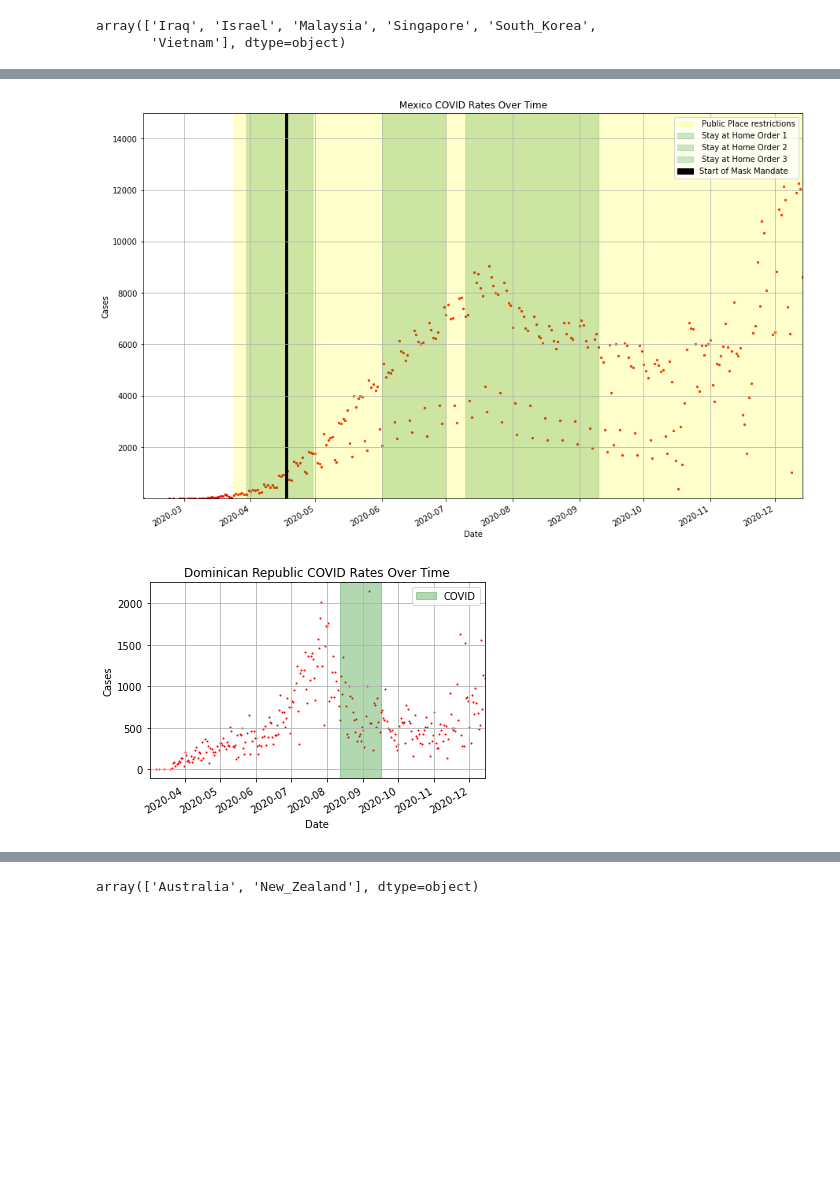
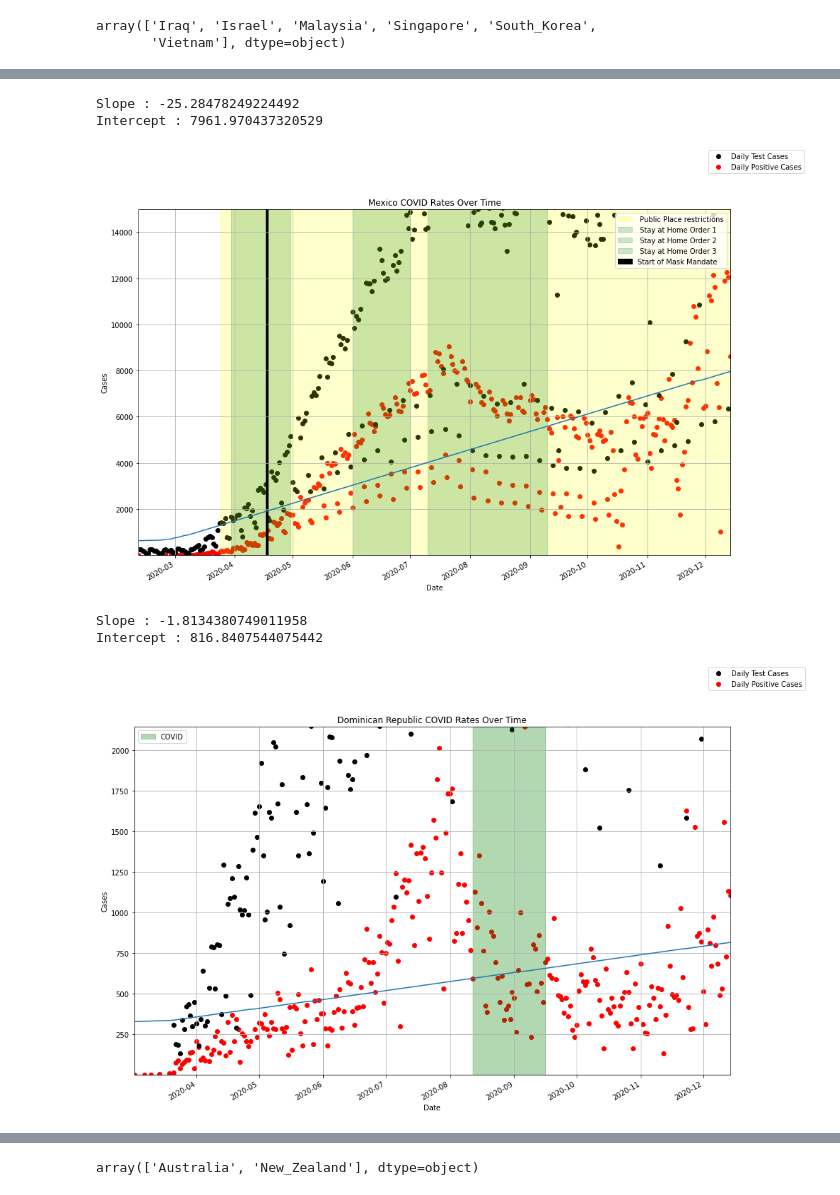
Before and after one commit to AIndian/Covid-19-international, a Jupyter notebook: Data Visual/Visualizing Data.ipynb, the cells around one changed output, grey strips where cells are left out. Cells and saved outputs as stored; diff of their text form; code cells hidden in the pictures; blank space fills up the shorter version.

```diff
--- a/Data Visual/Visualizing Data.ipynb
+++ b/Data Visual/Visualizing Data.ipynb
@@ -13,5 +14,8 @@ import numpy as np
 # %%
 #Reading our cleaned data set
+if not os.path.exists('output'):
+    os.makedirs('output')
 df = pd.read_csv("cleaned_data.csv")
-df
+test = pd.read_csv("testData.csv")
+test
 # %% [output]
@@ -661,10 +1025,31 @@ ax.axvspan(date2num(datetime(2020,7,10)), date2num(datetime(2020,9,10)),
 ax.axvspan(date2num(datetime(2020,4,17)), date2num(datetime(2020,4,18)),
            label="Start of Mask Mandate",color="black", alpha=1)
 
-plt.scatter(x_axisME, y_axisME, s = 5, marker="o", color="red")
-plt.title('Mexico COVID Rates Over Time')
+plt.scatter(x_axisME, y_axisME, marker="o", color="red")
+title = plt.title('Mexico COVID Rates Over Time')
 plt.xlabel('Date')
 plt.ylabel('Cases')
+
+#secondary plot for testing
+tDF = test.loc[test['Country'] == 'Mexico']
+x_axe = pd.to_datetime(tDF['date'])
+y_axe = tDF['Daily Tests']
+l1 = ax.scatter(x_axe,y_axe, color = 'black')
+
+fig.legend((l1,l2),('Daily Test Cases','Daily Positive Cases'))
+ax.set_ylim(min(y_axisME),max(y_axisME))
+
+
+
+#trend
+x = np.arange(x_axisME.size)
+fit = np.polyfit(x, y_axisME, deg=1)
+print ("Slope : " + str(fit[0]))
+print ("Intercept : " + str(fit[1]))
+#Fit function : y = mx + c [linear regression ]
+fit_function = np.poly1d(fit)
+plt.plot(x_axisME, fit_function(x))
+
 
 # Define the date format
 monthsME = mdates.MonthLocator()  # every month
@@ -676,33 +1061,59 @@ plt.legend()
 fig.autofmt_xdate()
 plt.grid(True)
 plt.show()
+fig.savefig(f'output/{title}.jpg')
 # %% [output]
+Slope : -25.28478249224492
+Intercept : 7961.970437320529
-[figure, old version]
+[figure, new version]
 # %%
 drDF = america_df.loc[america_df['Country']=='Dominican_Republic']
 x_axisDR = pd.to_datetime(drDF['date'])
 y_axisDR = drDF['cases']
 
 #Defining the parameters to calculate the R-Value
 fig, ax = plt.subplots(figsize=(15, 10))
 ax.axvspan(date2num(datetime(2020,8,12)), date2num(datetime(2020,9,16)),
            label="COVID",color="green", alpha=0.3)
-plt.scatter(x_axisDR, y_axisDR, s =5, marker="o", color="red")
-plt.title('Dominican Republic COVID Rates Over Time')
+plt.scatter(x_axisDR, y_axisDR, marker="o", color="red")
+title = plt.title('Dominican Republic COVID Rates Over Time')
 plt.xlabel('Date')
 plt.ylabel('Cases')
+
+#secondary plot for testing
+tDF = test.loc[test['Country'] == 'dominican-republic']
+x_axe = pd.to_datetime(tDF['date'])
+y_axe = tDF['Daily Tests']
+l1 = ax.scatter(x_axe,y_axe, color = 'black')
+
+fig.legend((l1,l2),('Daily Test Cases','Daily Positive Cases'))
+ax.set_ylim(min(y_axisDR),max(y_axisDR))
+
+
+
+#trend
+x = np.arange(x_axisDR.size)
+fit = np.polyfit(x, y_axisDR, deg=1)
+print ("Slope : " + str(fit[0]))
+print ("Intercept : " + str(fit[1]))
+#Fit function : y = mx + c [linear regression ]
+fit_function = np.poly1d(fit)
+plt.plot(x_axisDR, fit_function(x))
 
 # Define the date format
 monthsDR = mdates.MonthLocator()  # every month
 ax.xaxis.set_major_locator(monthsDR)
 
 ax.set_xlim(min(x_axisDR),max(x_axisDR))
 plt.legend()
 fig.autofmt_xdate()
 plt.grid(True)
 plt.show()
+fig.savefig(f'output/{title}.jpg')
 # %% [output]
+Slope : -1.8134380749011958
+Intercept : 816.8407544075442
-[figure, old version]
+[figure, new version]
 # %%
 clDF = america_df.loc[america_df['Country']=='Chile']
 x_axisCL = pd.to_datetime(clDF['date'])
```
Also changed, not shown: parts of 31 cells of this notebook, 30 other files.
